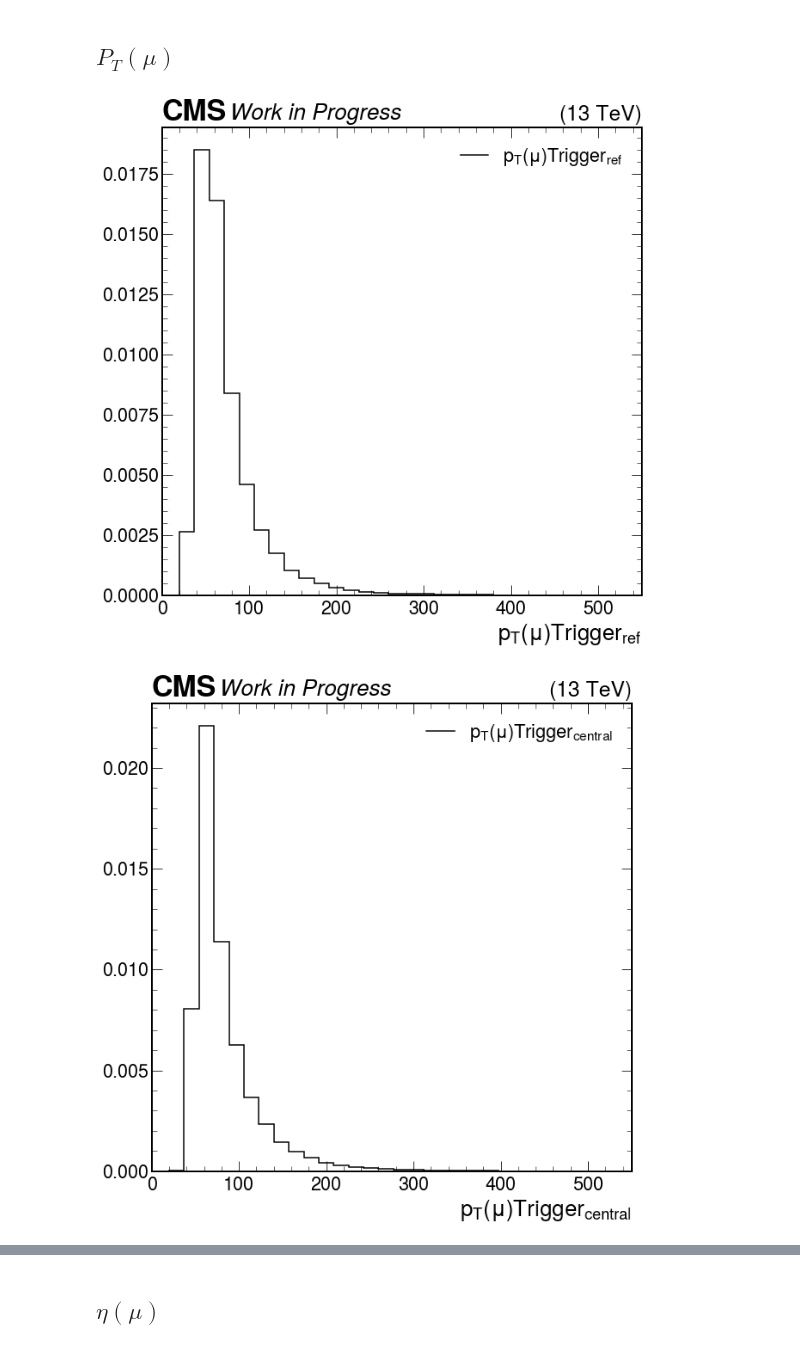
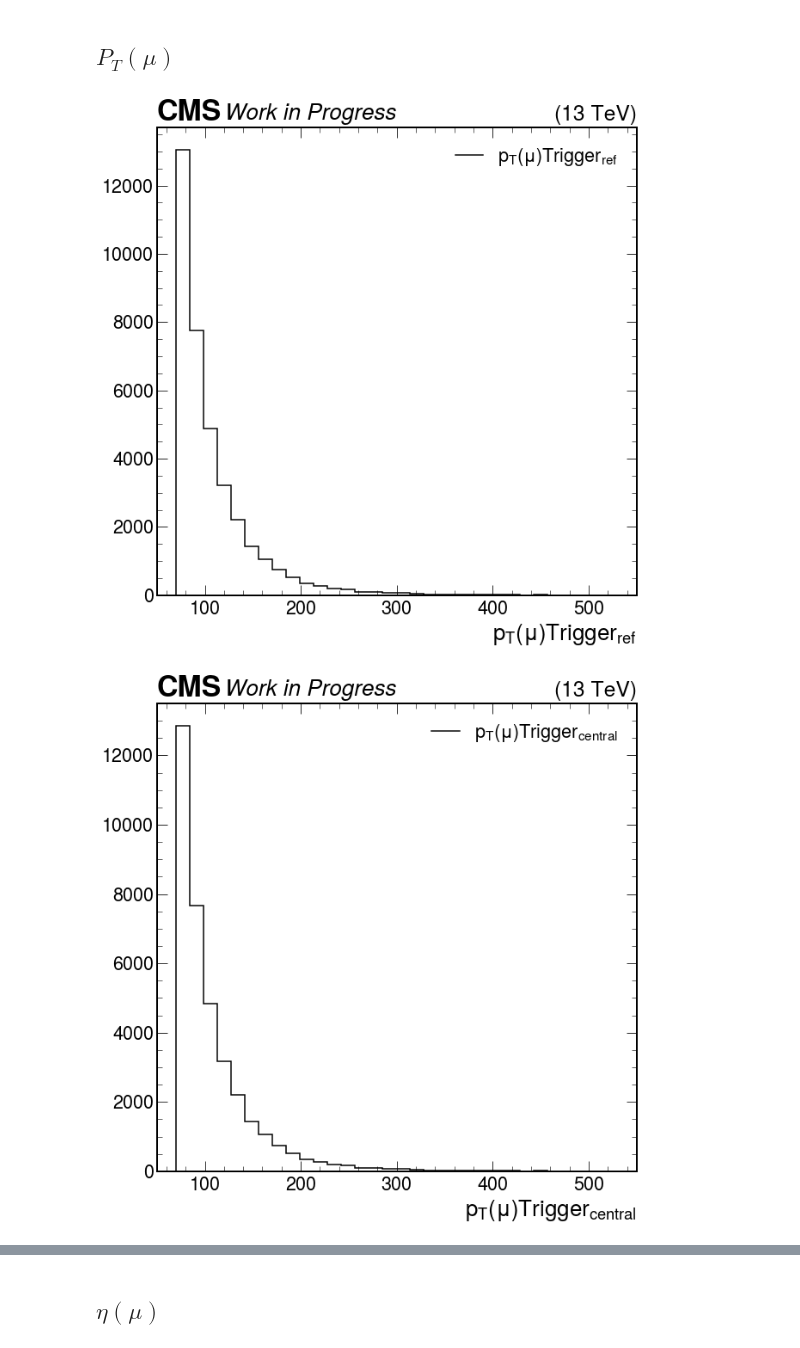
Before and after one commit to manuelrodriguezgiraldo/w-b, a Jupyter notebook: version3.ipynb, the cells around one changed output, grey strips where cells are left out. Drawn from its saved outputs; the diff is of its cells as text; code cells hidden in the pictures.

```diff
--- a/version3.ipynb
+++ b/version3.ipynb
@@ -23,16 +23,16 @@ class triggerEffWbProcessor(processor.ProcessorABC):
     def __init__(self):
         self.make_output = lambda: {
             'pt_m_tr': hist2.Hist(
-                hist2.axis.Regular(28, 20, 500, name='pt_m_tr'),
+                hist2.axis.Regular(30, 70, 500, name='pt_m_tr'),
                 ),
             'pt_m_tc': hist2.Hist(
-                hist2.axis.Regular(28, 20, 500, name='pt_m_tc'),
+                hist2.axis.Regular(30, 70, 500, name='pt_m_tc'),
                 ),
             'eta_m_tr': hist2.Hist(
-                hist2.axis.Regular(50, -2.4, 2.4, name='eta_m_tr'),
+                hist2.axis.Regular(30, -2.4, 2.4, name='eta_m_tr'),
                 ),
             'eta_m_tc': hist2.Hist(
-                hist2.axis.Regular(50,-2.4, 2.4, name='eta_m_tc'),
+                hist2.axis.Regular(30,-2.4, 2.4, name='eta_m_tc'),
                 ),
             'met_tr': hist2.Hist(
                 hist2.axis.Regular(30, 50, 500, name='met_tr'),
@@ -41,10 +41,10 @@ class triggerEffWbProcessor(processor.ProcessorABC):
                 hist2.axis.Regular(30, 50, 500, name='met_tc'),
                 ),
             'pt_bjet_tr': hist2.Hist(
-                hist2.axis.Regular(33, 30, 500, name='pt_bjet_tr'),
+                hist2.axis.Regular(30, 30, 500, name='pt_bjet_tr'),
                 ),
             'pt_bjet_tc': hist2.Hist(
-                hist2.axis.Regular(33, 30, 500, name='pt_bjet_tc'),
+                hist2.axis.Regular(30, 30, 500, name='pt_bjet_tc'),
                 ),
             'eta_bjet_tr': hist2.Hist(
                 hist2.axis.Regular(50, -2.1, 2.1, name='eta_bjet_tr'),
@@ -71,8 +71,7 @@ class triggerEffWbProcessor(processor.ProcessorABC):
 
         #trigger
 
-        trigger_de_ref=events.HLT.Mu17_TrkIsoVVL_Mu8_TrkIsoVVL_DZ_Mass8
-
+        trigger_de_ref=(events.HLT.Mu17_TrkIsoVVL_Mu8_TrkIsoVVL_DZ | events.HLT.Mu17_TrkIsoVVL_Mu8_TrkIsoVVL_DZ_Mass8)
         #trigger_central_electron=events.HLT.Ele35_WPTight_Gsf
 
         trigger_central=events.HLT.Mu50
@@ -83,11 +82,10 @@ class triggerEffWbProcessor(processor.ProcessorABC):
         #Muon
         #& (ak.sum(events.Muon.highPtId>0, axis=1)==2)
         goodmuon = ((ak.sum(events.Muon.pt>0, axis=1)==2)
-                & (ak.sum(events.Muon.highPtId>0, axis=1)==2)
-                &(ak.pad_none(events.Muon.pt,2)[:,0]>30)
-                &(ak.pad_none(events.Muon.pt,2)[:,1]>30)
-                & (abs(ak.pad_none(events.Muon.eta,2)[:,0])<2.4)
-                & (abs(ak.pad_none(events.Muon.eta,2)[:,1])<2.4))
+                & (ak.sum(events.Muon.highPtId==2, axis=1)==2)
+                &((ak.pad_none(events.Muon.pt,2)[:,0]>70) & (ak.pad_none(events.Muon.pt,2)[:,1]>30))
+                & ((abs(ak.pad_none(events.Muon.eta,2)[:,0])<2.4) & (abs(ak.pad_none(events.Muon.eta,2)[:,1])<2.4))
+                )
 
         #events["heeplecton"]=events.Electron[events.Electron.cutBased_HEEP]
 
@@ -126,8 +124,8 @@ class triggerEffWbProcessor(processor.ProcessorABC):
         regions={"signal_trigger":["trigger_de_ref"],
          "signal_trigger_e":["trigger_de_ref","muon"],
          "signal_trigger_e_bjet":["trigger_de_ref","muon","bJet"],
-         "signal_triggerref_e_bjet_met":["muon","bJet","trigger_de_ref","Met"],
-         "signal_triggerctl_e_bjet_met":["muon","bJet","trigger_de_ref","trigger_central","Met"],
+         "signal_triggerref_e_bjet_met":["muon","bJet","Met","trigger_de_ref"],
+         "signal_triggerctl_e_bjet_met":["muon","bJet","Met","trigger_de_ref","trigger_central"],
                 }
 
         #candidates
@@ -138,11 +136,11 @@ class triggerEffWbProcessor(processor.ProcessorABC):
 
 
         #selection out
-        # pt e
+        # pt m
         output['pt_m_tr'].fill(pt_m_tr = ak.firsts(candidtae_events_ref.Muon.pt))
         output['pt_m_tc'].fill(pt_m_tc = ak.firsts(candidtae_events_ctl.Muon.pt))
 
-        #eta e
+        #eta m
         output['eta_m_tr'].fill(eta_m_tr = ak.firsts(candidtae_events_ref.Muon.eta))
         output['eta_m_tc'].fill(eta_m_tc = ak.firsts(candidtae_events_ctl.Muon.eta))
 
@@ -191,7 +189,7 @@ out = processor.run_uproot_job(
     executor=processor.futures_executor,
     executor_args={
         "schema": processor.NanoAODSchema,
-         "workers": 32
+         "workers": 40
         #"client": client,
     },
 
@@ -212,7 +210,7 @@ def graficar_hist(data,labels,namesave,xmin=0,xmax=600):
     hep.cms.lumitext("(13 TeV)")
     hep.cms.text("Work in Progress")
     hep.histplot(data.values(),bins=np.array(get_axis(data)),
-                 color="black",density=True,label=labels)
+                 color="black",density=False,label=labels)
     plt.xlim(xmin,xmax)
     plt.legend()
     plt.xlabel(labels)
@@ -250,15 +248,15 @@ pt_m_tc=out["TTT"]["pt_m_tc"]
 # %%
 graficar_hist(pt_m_tr,labels="${p}_{T}(\mu) Trigger_{ref}$",
               namesave="./graf_11_02/pt_m_trigger_ref.jpg",
-             xmin=0,xmax=550)
+             xmin=50,xmax=550)
 # %% [output]
-[figure, old version]
+[figure, new version]
 # %%
 graficar_hist(pt_m_tc,labels="${p}_{T}(\mu) Trigger_{central}$",
               namesave="./graf_11_02/pt_m_trigger_ctl.jpg",
-             xmin=0,xmax=550)
+             xmin=50,xmax=550)
 # %% [output]
-[figure, old version]
+[figure, new version]
 # %%
 graf_eficience(pt_m_tc,pt_m_tr,bar_error=True,
                labels="Efficiency ${p}_{T}(\mu)$",
```
Also changed, not shown: parts of 9 cells of this notebook, 7 other files.
